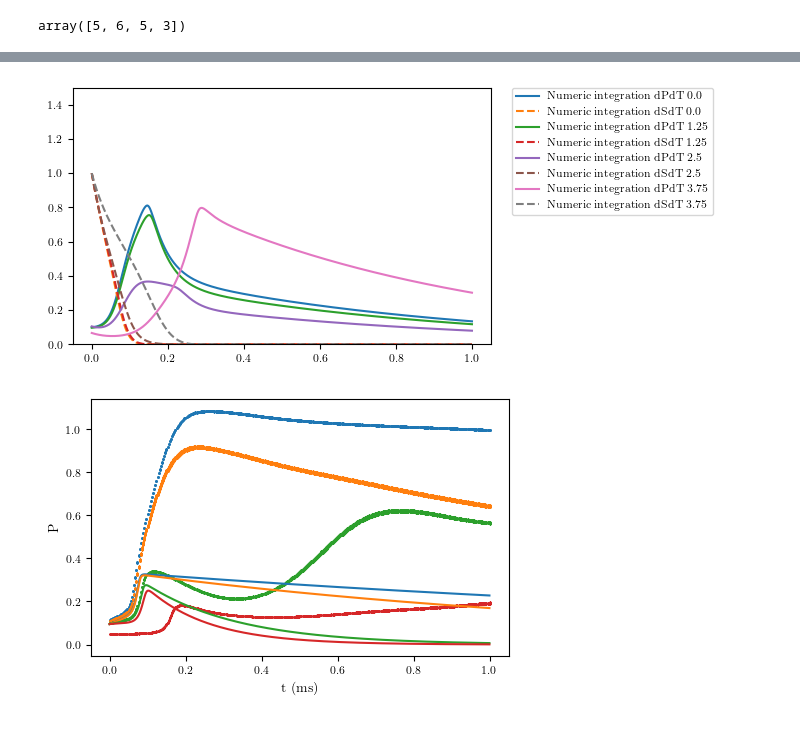
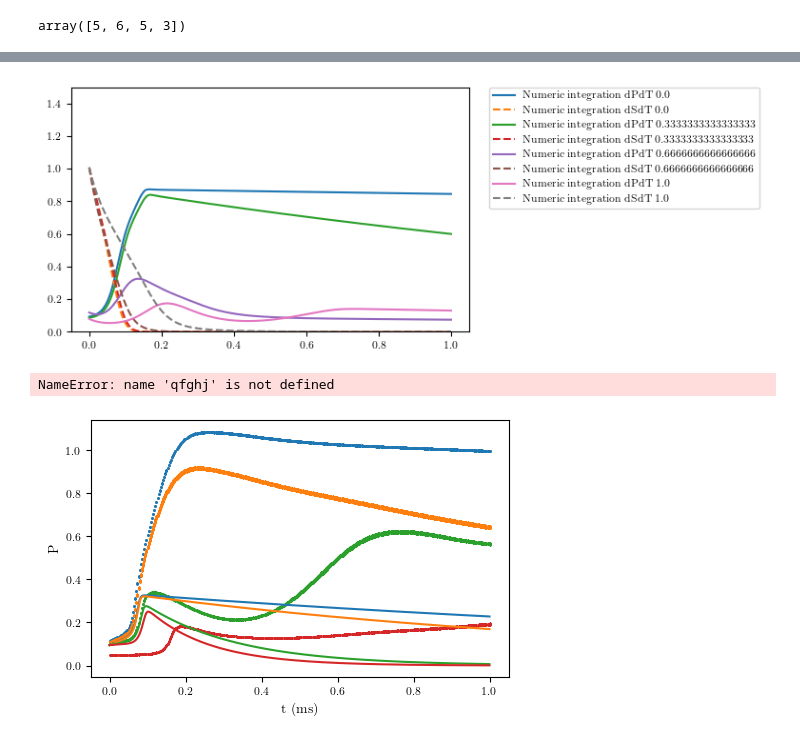
Before and after one commit to JuliaVicens/Bacterial_Growth, a Jupyter notebook: 23_ED_2P_2/2P_.ipynb, the cells around one changed output, grey strips where cells are left out. Saved outputs shown, nothing was run; the diff lists cells and outputs as text; code cells hidden in the pictures.

```diff
--- a/23_ED_2P_2/2P_.ipynb
+++ b/23_ED_2P_2/2P_.ipynb
@@ -136,6 +134,7 @@ T_exp=T_exp/max(T_exp)
 N_exp=P_exp.shape[1]
 n=np.array([P0_exp.shape[1],P1_exp.shape[1],P2_exp.shape[1],P3_exp.shape[1],])
 A=np.array([0, 1.25, 2.50, 3.75])
+A=A/max(A)
 N_exp,T_max, T_exp.shape, P_exp.shape, 342*23
 # %% [output]
 (19, 231399.5, (342,), (342, 19), 7866)
@@ -619,18 +652,19 @@ p2=tf.exp(lnp2)
 s=tf.exp(lns)
 
 
-phi_s = tf.exp(predict(s, W_phi, b_phi))
-phi_t = tf.exp(predict(s, W_a, b_a))
 
 
+l1=tf.exp(lnv[0:1])
 
-m=tf.exp(lnv[0:1])
-l1=tf.exp(lnv[1:2])
-l2=tf.exp(lnv[2:3])
+a=X_star_tf[...,2:3]
 
-
-
-phi_s=-np.array((p1+p2)*s*m)
+phi=net(tf.concat([p1, s],1), W_phi, b_phi)
+phi_s1=tf.exp(phi[...,0:1])
+phi=net(tf.concat([p2, s],1), W_phi, b_phi)
+phi_s2=tf.exp(phi[...,0:1])
+phi=net(tf.concat([p1+p2, s],1), W_phi, b_phi)
+m=tf.exp(phi[...,1:2])
+l2=tf.exp(net(a, W_a, b_a))
 # %%
 X_star_tf.shape, p1.shape
 # %% [output]
@@ -866,7 +898,7 @@ Nt=1000
 # A_int=np.array([0,0.75, 1.25,2, 2.5,3,3.75])
 A_int=np.array([0, 1.25, 2.5, 3.75])
 
-for k, a in enumerate(A_int):
+for k, a in enumerate(A):
 
     T_int=np.zeros(Nt)
     P_int=np.zeros(Nt)
@@ -882,17 +914,17 @@ for k, a in enumerate(A_int):
     P2_int[0]=np.mean(p2[::L_exp][np.sum(n[:k]):np.sum(n[:k+1])]) #Initial conditions
 
     S_int[0]=np.array(s[0]) #Initial conditions
-    l2=tf.exp(predict(tf.convert_to_tensor(a.reshape([-1,1]), dtype=tf.float32), W_a, b_a))
+    # l2=tf.exp(predict(tf.convert_to_tensor(a.reshape([-1,1]), dtype=tf.float32), W_a, b_a))
     for i in range(1,Nt):
 
         # PSL=tf.concat([tf.convert_to_tensor(P_int[i-1].reshape([-1,1]), dtype=tf.float32),tf.convert_to_tensor(S_int[i-1].reshape([-1,1]), dtype=tf.float32), l],1)
 
         # REVISAAAAAR
         PHI_S=tf.exp(predict(tf.convert_to_tensor(S_int[i-1].reshape([-1,1]), dtype=tf.float32) , W_phi, b_phi))
-        PHI_T=tf.exp(predict(tf.convert_to_tensor(S_int[i-1].reshape([-1,1]), dtype=tf.float32) , W_a, b_a))
+        l2=tf.exp(predict(tf.convert_to_tensor(a.reshape([-1,1]), dtype=tf.float32) , W_a, b_a))
 
-        P1_int[i]=P1_int[i-1]+(P1_int[i-1]*PHI_S + PHI_T*P1_int[i-1] - P1_int[i-1]*l1)*dt
-        P2_int[i]=P2_int[i-1]+(P2_int[i-1]*PHI_S - PHI_T*P1_int[i-1] - P2_int[i-1]*l2)*dt
+        P1_int[i]=P1_int[i-1]+(P1_int[i-1]*PHI_S - P1_int[i-1]*l1)*dt
+        P2_int[i]=P2_int[i-1]+(P2_int[i-1]*PHI_S - P2_int[i-1]*l2)*dt
         S_int[i]=S_int[i-1]-(P1_int[i-1]+P2_int[i-1])*S_int[i-1]*np.array(m)*dt
         T_int[i]=T_int[i-1]+dt
 
@@ -913,7 +945,7 @@ Nt=1000
 # A_int=np.array([0,0.75, 1.25,2, 2.5,3,3.75])
 A_int=np.array([0, 1.25, 2.5, 3.75])
 
-for k, a in enumerate(A_int):
+for k, a in enumerate(A):
 
     T_int=np.zeros(Nt)
     P_int=np.zeros(Nt)
@@ -923,35 +955,41 @@ for k, a in enumerate(A_int):
 
 
     dt=0.001
 
     T_int[0]=0
     P1_int[0]=np.mean(p1[::L_exp][np.sum(n[:k]):np.sum(n[:k+1])]) #Initial conditions
     P2_int[0]=np.mean(p2[::L_exp][np.sum(n[:k]):np.sum(n[:k+1])]) #Initial conditions
 
     S_int[0]=np.array(s[0]) #Initial conditions
-    l2=tf.exp(predict(tf.convert_to_tensor(a.reshape([-1,1]), dtype=tf.float32), W_a, b_a))
+    # l2=tf.exp(predict(tf.convert_to_tensor(a.reshape([-1,1]), dtype=tf.float32), W_a, b_a))
     for i in range(1,Nt):
 
         # PSL=tf.concat([tf.convert_to_tensor(P_int[i-1].reshape([-1,1]), dtype=tf.float32),tf.convert_to_tensor(S_int[i-1].reshape([-1,1]), dtype=tf.float32), l],1)
 
         # REVISAAAAAR
         PHI_S=tf.exp(predict(tf.convert_to_tensor(S_int[i-1].reshape([-1,1]), dtype=tf.float32) , W_phi, b_phi))
+        l2=tf.exp(predict(tf.convert_to_tensor(a.reshape([-1,1]), dtype=tf.float32) , W_a, b_a))
+
         P1_int[i]=P1_int[i-1]+(P1_int[i-1]*PHI_S - P1_int[i-1]*l1)*dt
         P2_int[i]=P2_int[i-1]+(P2_int[i-1]*PHI_S - P2_int[i-1]*l2)*dt
         S_int[i]=S_int[i-1]-(P1_int[i-1]+P2_int[i-1])*S_int[i-1]*np.array(m)*dt
         T_int[i]=T_int[i-1]+dt
 
     # plt.plot(T_int, P1_int,  linestyle='-', label=f'Numeric integration dP1dT {a}')
     # plt.plot(T_int, P2_int,  linestyle=':', label=f'Numeric integration dP2dT {a}')
     plt.plot(T_int, P1_int+P2_int,  linestyle='-', label=f'Numeric integration dPdT {a}')
 
     plt.plot(T_int, S_int,  linestyle='--', label=f'Numeric integration dSdT {a}')
 
 plt.legend(loc='upper left', bbox_to_anchor=(1.05, 1), borderaxespad=0.)
 plt.ylim(0,1.5)
 plt.show()
 # %% [output]
-[figure, old version]
+[figure, new version]
+# %%
+qfghj
+# %% [output]
+NameError: name 'qfghj' is not defined
 # %%
 
 
```
Also changed, not shown: parts of 23 cells of this notebook, 18 other files.
